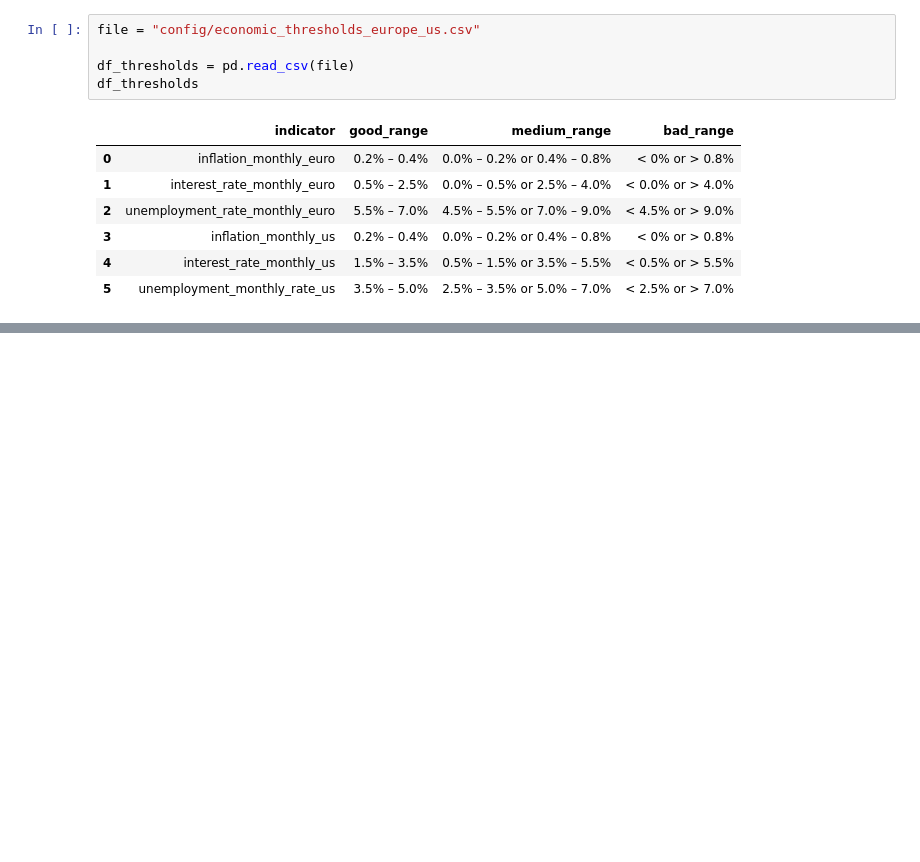
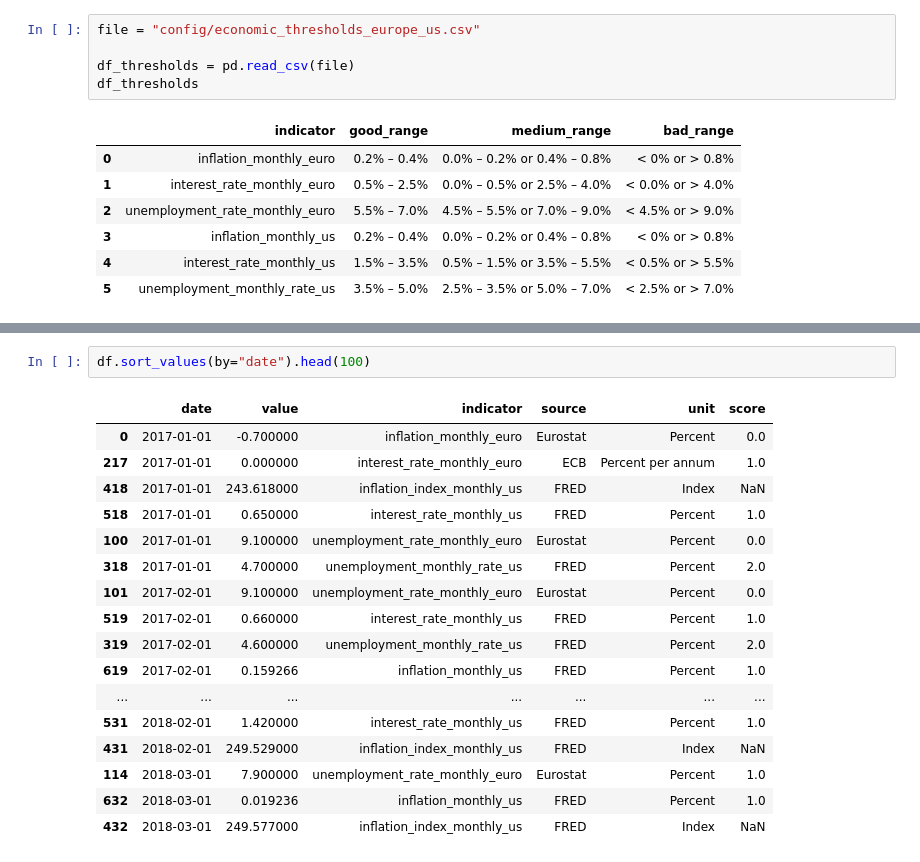
Before and after one commit to userchallenge/economic_data, a Jupyter notebook: ec_data.ipynb, the cells around one changed output, grey strips where cells are left out. Saved outputs shown, nothing was run; the diff lists cells and outputs as text; blank space fills up the shorter version.

```diff
--- a/ec_data.ipynb
+++ b/ec_data.ipynb
@@ -49,0 +79,20 @@ NameError: name 'main' is not defined
+# %%
+df.sort_values(by="date").head(100)
+# %% [output]
+|  | date | value | indicator | source | unit | score |
+| 0 | 2017-01-01 | -0.700000 | inflation_monthly_euro | Eurostat | Percent | 0.0 |
+| 217 | 2017-01-01 | 0.000000 | interest_rate_monthly_euro | ECB | Percent per annum | 1.0 |
+| 418 | 2017-01-01 | 243.618000 | inflation_index_monthly_us | FRED | Index | NaN |
+| 518 | 2017-01-01 | 0.650000 | interest_rate_monthly_us | FRED | Percent | 1.0 |
+| 100 | 2017-01-01 | 9.100000 | unemployment_rate_monthly_euro | Eurostat | Percent | 0.0 |
+| 318 | 2017-01-01 | 4.700000 | unemployment_monthly_rate_us | FRED | Percent | 2.0 |
+| 101 | 2017-02-01 | 9.100000 | unemployment_rate_monthly_euro | Eurostat | Percent | 0.0 |
+| 519 | 2017-02-01 | 0.660000 | interest_rate_monthly_us | FRED | Percent | 1.0 |
+| 319 | 2017-02-01 | 4.600000 | unemployment_monthly_rate_us | FRED | Percent | 2.0 |
+| 619 | 2017-02-01 | 0.159266 | inflation_monthly_us | FRED | Percent | 1.0 |
+| ... | ... | ... | ... | ... | ... | ... |
+| 531 | 2018-02-01 | 1.420000 | interest_rate_monthly_us | FRED | Percent | 1.0 |
+| 431 | 2018-02-01 | 249.529000 | inflation_index_monthly_us | FRED | Index | NaN |
+| 114 | 2018-03-01 | 7.900000 | unemployment_rate_monthly_euro | Eurostat | Percent | 1.0 |
+| 632 | 2018-03-01 | 0.019236 | inflation_monthly_us | FRED | Percent | 1.0 |
+| 432 | 2018-03-01 | 249.577000 | inflation_index_monthly_us | FRED | Index | NaN |
```
Also changed, not shown: parts of 1 cell of this notebook.
